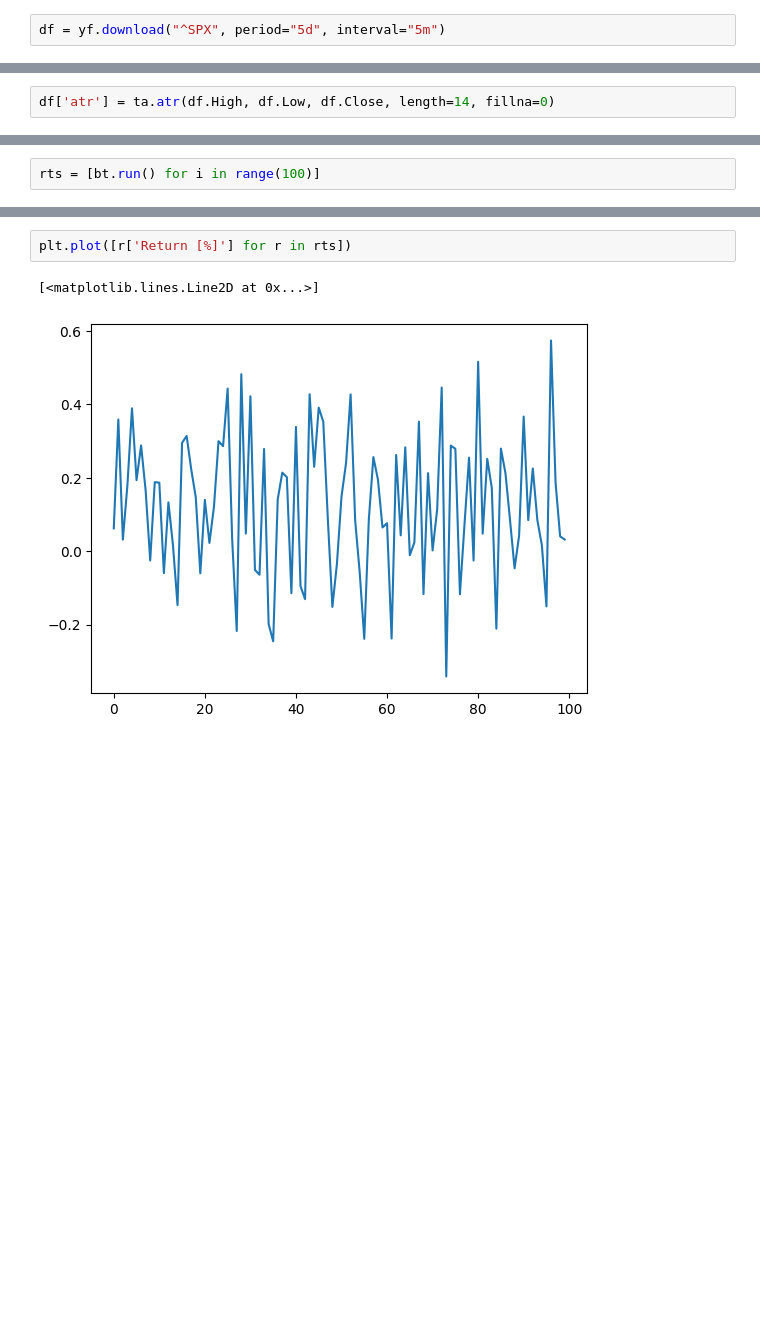
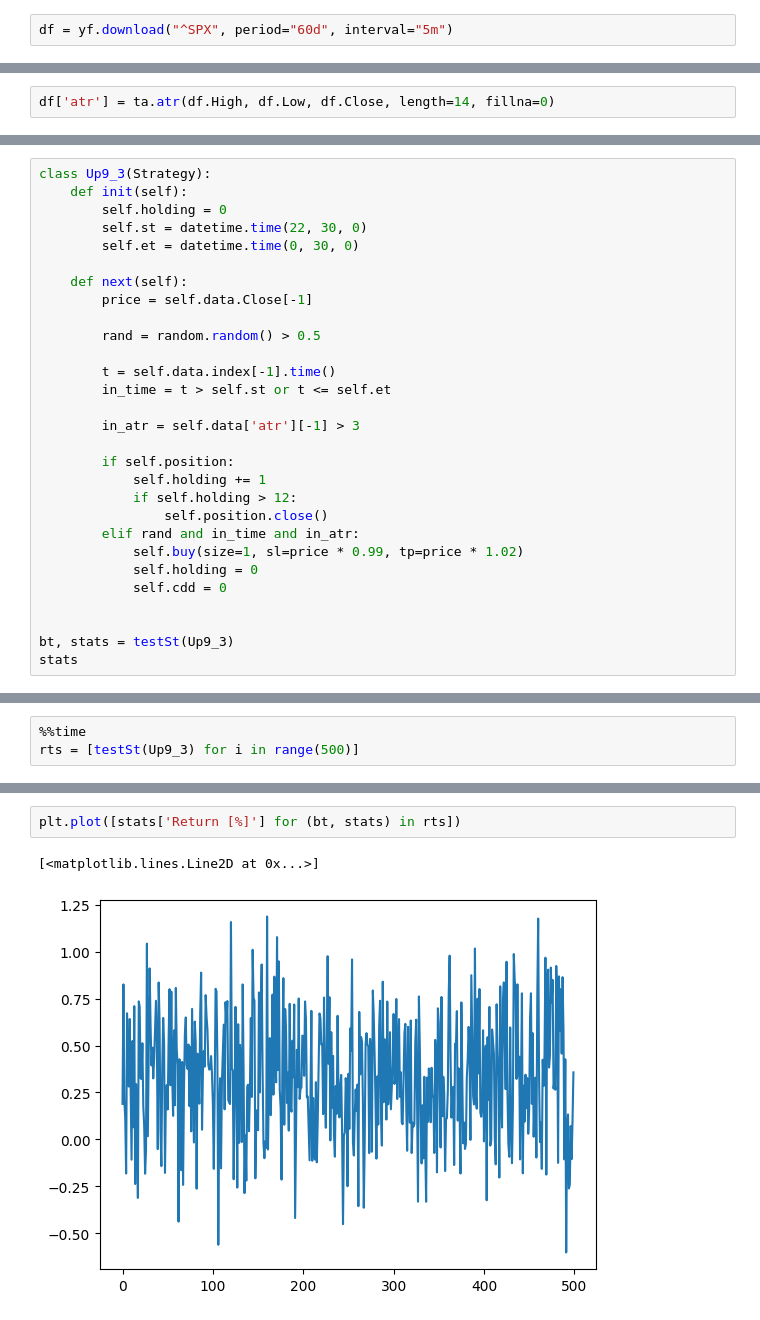
Before and after one commit to LunchBox/snowball, a Jupyter notebook: 009_9up.ipynb, the cells around one changed output, grey strips where cells are left out. Drawn from its saved outputs; the diff is of its cells as text; blank space fills up the shorter version.

```diff
--- a/009_9up.ipynb
+++ b/009_9up.ipynb
@@ -14,6 +16,6 @@ import datetime
 [interactive output not drawn]
 [interactive output not drawn]
 # %%
-df = yf.download("^SPX", period="5d", interval="5m")
+df = yf.download("^SPX", period="60d", interval="5m")
 # %% [output]
 [*********************100%%**********************]  1 of 1 completed
@@ -105,0 +202,29 @@ dtype: object
+# %%
+class Up9_3(Strategy):
+    def init(self):
+        self.holding = 0
+        self.st = datetime.time(22, 30, 0)
+        self.et = datetime.time(0, 30, 0)
+
+    def next(self):
+        price = self.data.Close[-1]
+
+        rand = random.random() > 0.5
+
+        t = self.data.index[-1].time()
+        in_time = t > self.st or t <= self.et
+
+        in_atr = self.data['atr'][-1] > 3
+
+        if self.position:
+            self.holding += 1
+            if self.holding > 12:
+                self.position.close()
+        elif rand and in_time and in_atr:
+            self.buy(size=1, sl=price * 0.99, tp=price * 1.02)
+            self.holding = 0
+            self.cdd = 0
+
+
+bt, stats = testSt(Up9_3)
+stats
@@ -106,2 +261,3 @@ dtype: object
 # %%
-rts = [bt.run() for i in range(100)]
+%%time
+rts = [testSt(Up9_3) for i in range(500)]
@@ -108,5 +267,5 @@ rts = [bt.run() for i in range(100)]
 # %%
-plt.plot([r['Return [%]'] for r in rts])
+plt.plot([stats['Return [%]'] for (bt, stats) in rts])
 # %% [output]
 [<matplotlib.lines.Line2D at 0x...>]
-[figure, old version]
+[figure, new version]
```
Also changed, not shown: parts of 25 cells of this notebook.
